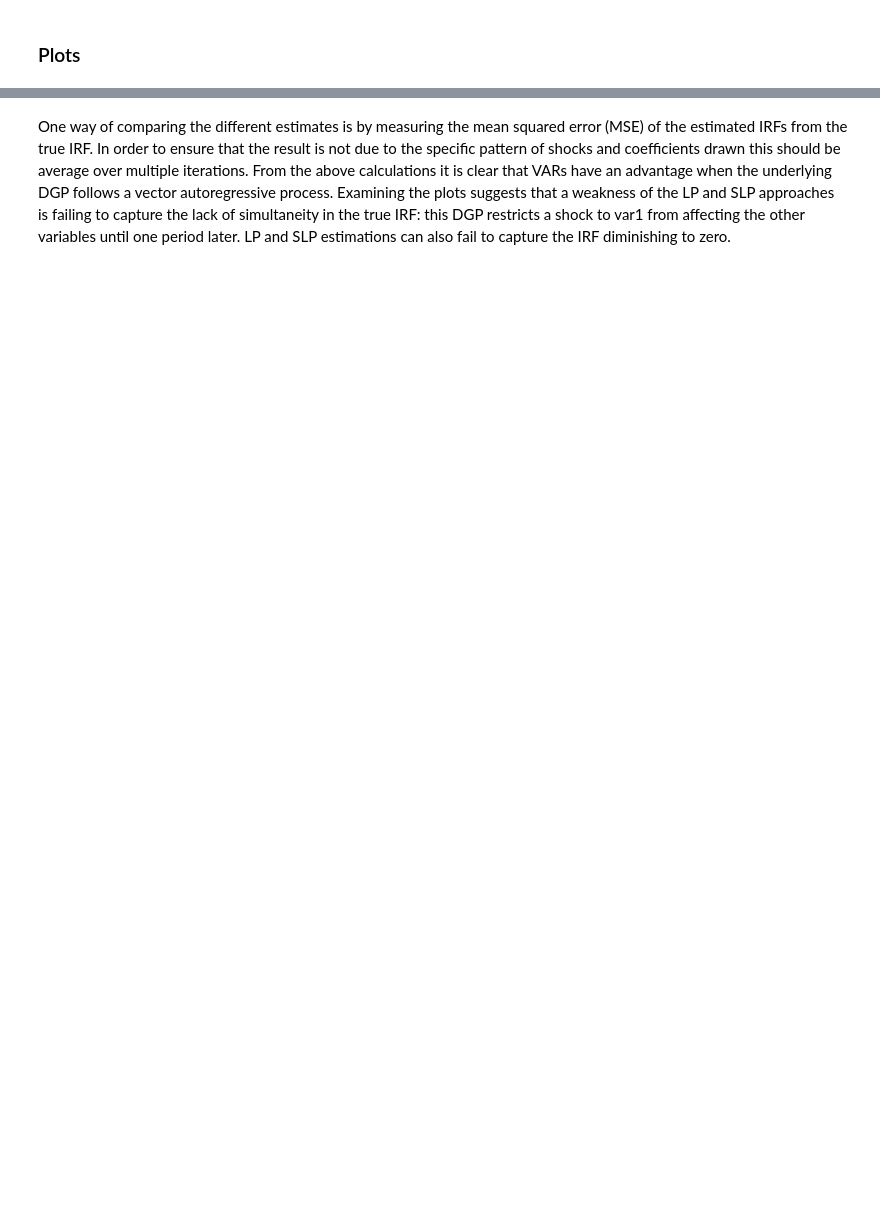
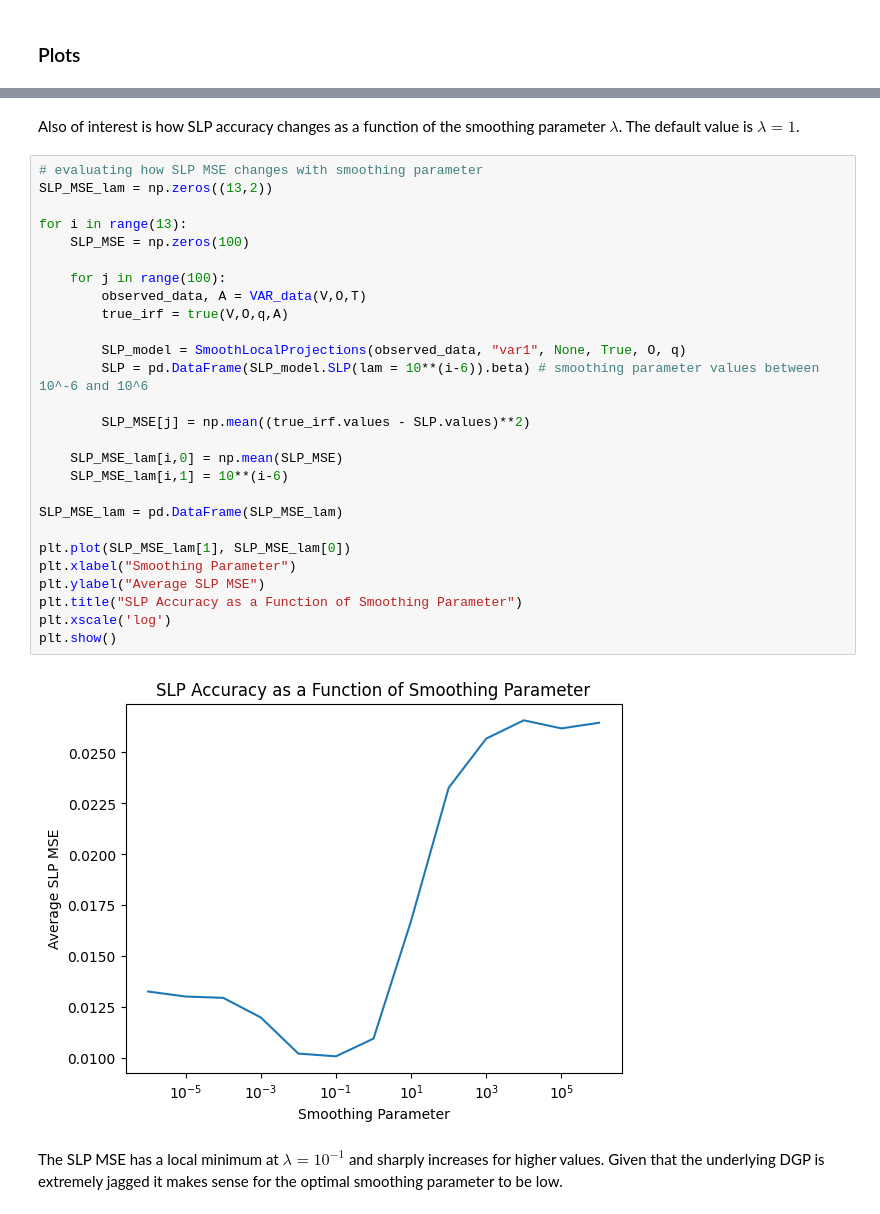
Before and after one commit to matt-dot-k/econ-622-project, a Jupyter notebook: example_notebooks/true_VAR.ipynb, the cells around one changed output, grey strips where cells are left out. Saved outputs shown, nothing was run; the diff lists cells and outputs as text; blank space fills up the shorter version.

```diff
--- a/example_notebooks/true_VAR.ipynb
+++ b/example_notebooks/true_VAR.ipynb
@@ -172,2 +169,33 @@ Average MSE of SLP IRFs over 50 simulations: 0.01289
 # %% [markdown]
-One way of comparing the different estimates is by measuring the mean squared error (MSE) of the estimated IRFs from the true IRF. In order to ensure that the result is not due to the specific pattern of shocks and coefficients drawn this should be average over multiple iterations. From the above calculations it is clear that VARs have an advantage when the underlying DGP follows a vector autoregressive process. Examining the plots suggests that a weakness of the LP and SLP approaches is failing to capture the lack of simultaneity in the true IRF: this DGP restricts a shock to var1 from affecting the other variables until one period later. LP and SLP estimations can also fail to capture the IRF diminishing to zero.
+Also of interest is how SLP accuracy changes as a function of the smoothing parameter $\lambda$. The default value is $\lambda = 1$.
+# %%
+# evaluating how SLP MSE changes with smoothing parameter
+SLP_MSE_lam = np.zeros((13,2))
+
+for i in range(13):
+    SLP_MSE = np.zeros(100)
+
+    for j in range(100):
+        observed_data, A = VAR_data(V,O,T)
+        true_irf = true(V,O,q,A)
+
+        SLP_model = SmoothLocalProjections(observed_data, "var1", None, True, O, q)
+        SLP = pd.DataFrame(SLP_model.SLP(lam = 10**(i-6)).beta) # smoothing parameter values between 10^-6 and 10^6
+
+        SLP_MSE[j] = np.mean((true_irf.values - SLP.values)**2)
+
+    SLP_MSE_lam[i,0] = np.mean(SLP_MSE)
+    SLP_MSE_lam[i,1] = 10**(i-6)
+
+SLP_MSE_lam = pd.DataFrame(SLP_MSE_lam)
+
+plt.plot(SLP_MSE_lam[1], SLP_MSE_lam[0])
+plt.xlabel("Smoothing Parameter")
+plt.ylabel("Average SLP MSE")
+plt.title("SLP Accuracy as a Function of Smoothing Parameter")
+plt.xscale('log')
+plt.show()
+# %% [output]
+[figure, added]
+# %% [markdown]
+The SLP MSE has a local minimum at $\lambda = 10^{-1}$ and sharply increases for higher values. Given that the underlying DGP is extremely jagged it makes sense for the optimal smoothing parameter to be low.
```
Also changed, not shown: parts of 11 cells of this notebook, 1 other file.
